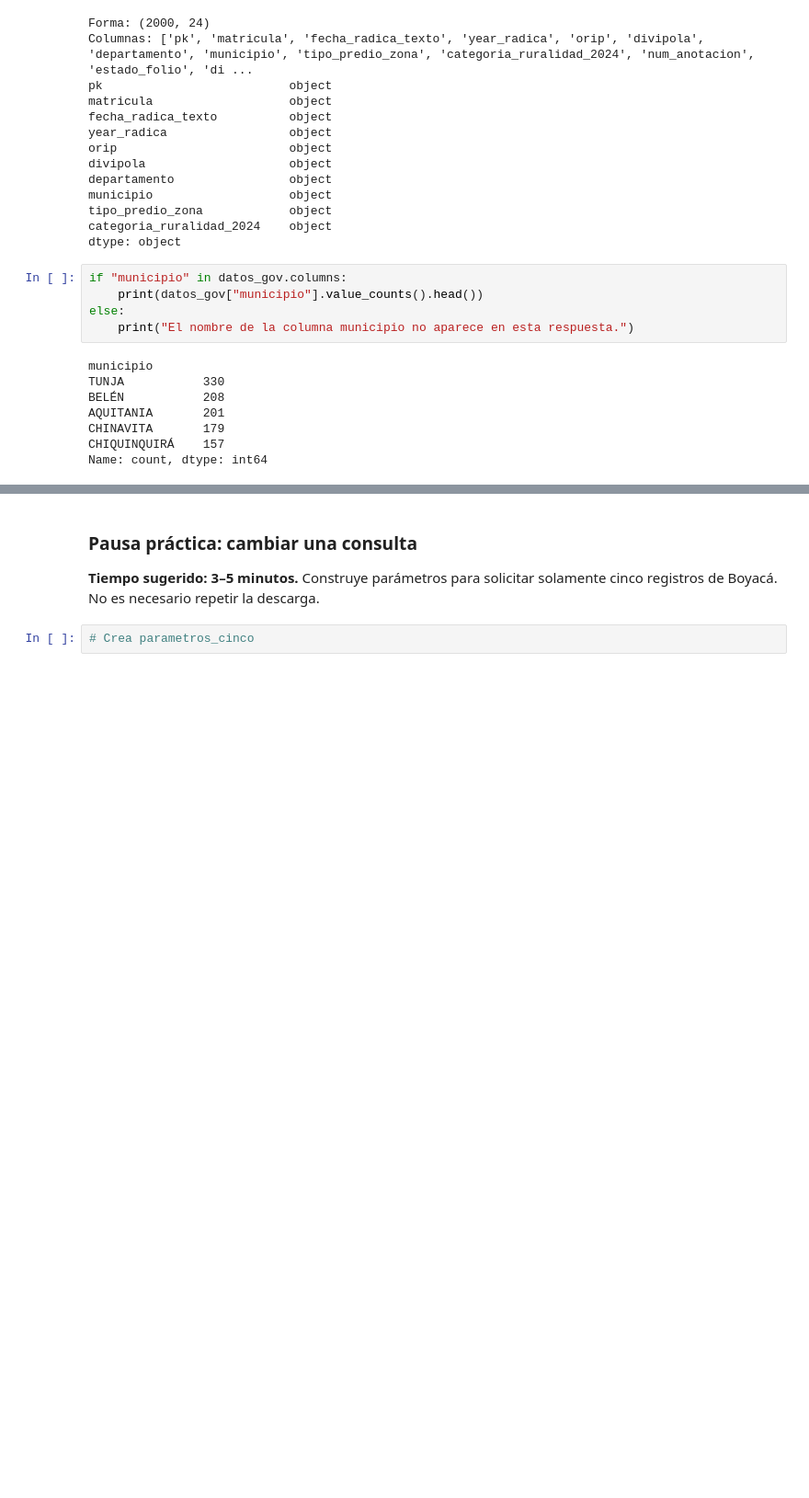
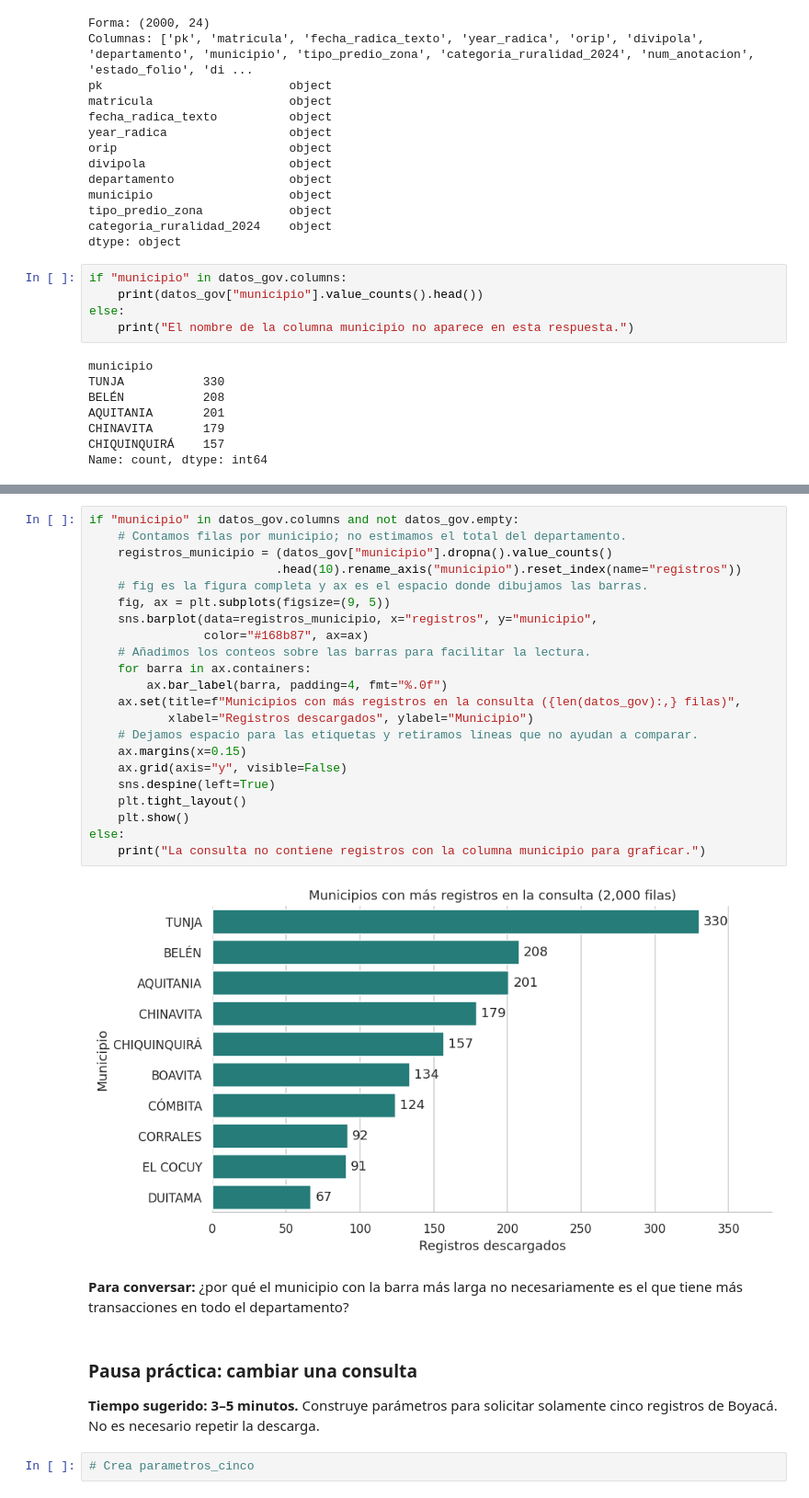
Before and after one commit to DSAlexRS/curso-datos-python, a Jupyter notebook: 04_Datos_desde_APIs_y_librerias.ipynb, the cells around one changed output, grey strips where cells are left out. Shown at 92% size. Saved outputs shown, nothing was run; the diff lists cells and outputs as text; blank space fills up the shorter version.

```diff
--- a/04_Datos_desde_APIs_y_librerias.ipynb
+++ b/04_Datos_desde_APIs_y_librerias.ipynb
@@ -395,3 +412,29 @@ Name: count, dtype: int64
+# %%
+if "municipio" in datos_gov.columns and not datos_gov.empty:
+    # Contamos filas por municipio; no estimamos el total del departamento.
+    registros_municipio = (datos_gov["municipio"].dropna().value_counts()
+                          .head(10).rename_axis("municipio").reset_index(name="registros"))
+    # fig es la figura completa y ax es el espacio donde dibujamos las barras.
+    fig, ax = plt.subplots(figsize=(9, 5))
+    sns.barplot(data=registros_municipio, x="registros", y="municipio",
+                color="#168b87", ax=ax)
+    # Añadimos los conteos sobre las barras para facilitar la lectura.
+    for barra in ax.containers:
+        ax.bar_label(barra, padding=4, fmt="%.0f")
+    ax.set(title=f"Municipios con más registros en la consulta ({len(datos_gov):,} filas)",
+           xlabel="Registros descargados", ylabel="Municipio")
+    # Dejamos espacio para las etiquetas y retiramos líneas que no ayudan a comparar.
+    ax.margins(x=0.15)
+    ax.grid(axis="y", visible=False)
+    sns.despine(left=True)
+    plt.tight_layout()
+    plt.show()
+else:
+    print("La consulta no contiene registros con la columna municipio para graficar.")
+# %% [output]
+[figure, added]
+# %% [markdown]
+**Para conversar:** ¿por qué el municipio con la barra más larga no necesariamente es el que tiene más transacciones en todo el departamento?
 # %% [markdown]
 ### Pausa práctica: cambiar una consulta
 
```
Also changed, not shown: parts of 28 cells of this notebook.
